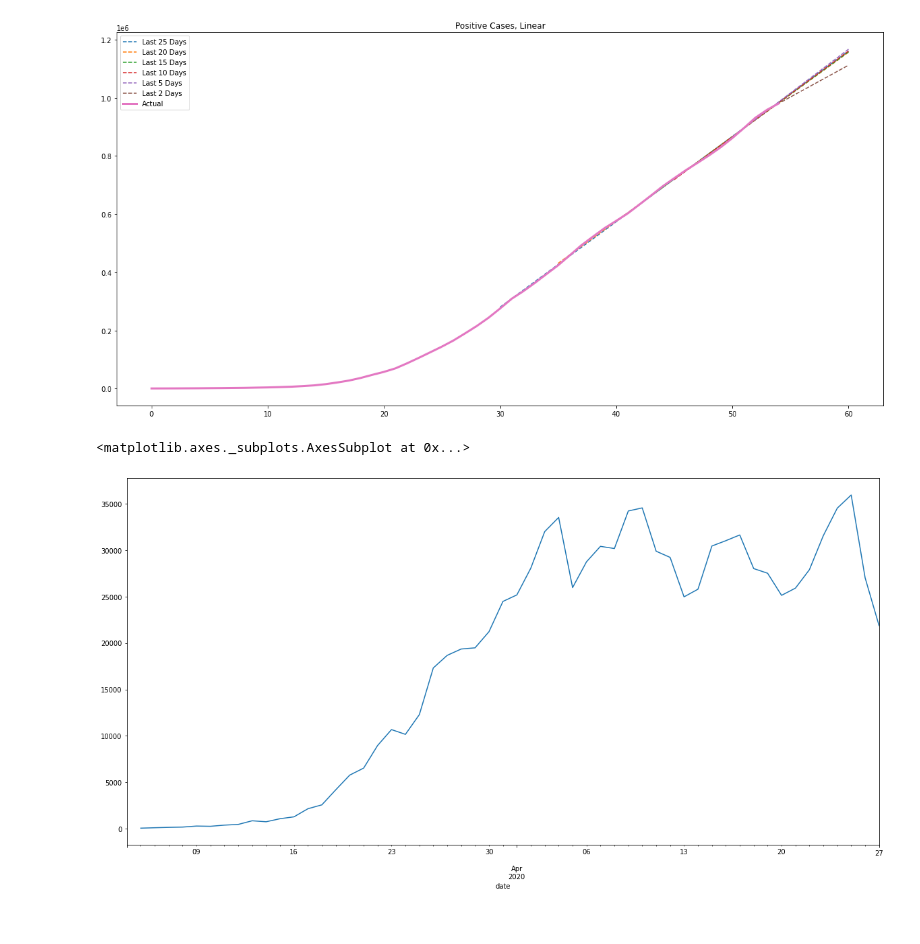
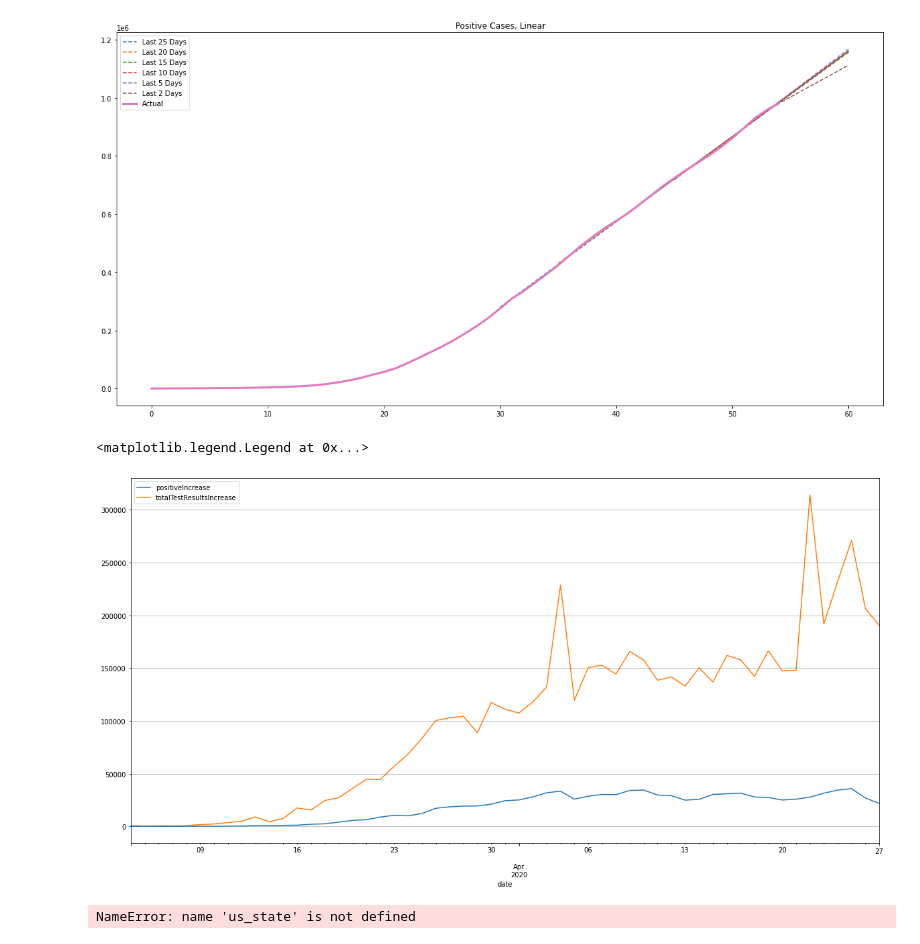
Before and after one commit to beala/covid_forecasts, a Jupyter notebook: Exponential Smoothing Model.ipynb, the cells around one changed output. Saved outputs shown, nothing was run; the diff lists cells and outputs as text; code cells hidden in the pictures.

Commit message:
Add graphs

```diff
--- a/Exponential Smoothing Model.ipynb
+++ b/Exponential Smoothing Model.ipynb
@@ -11,7 +11,7 @@ us_data = pd.read_csv("../covid-tracking-data/data/us_daily.csv", index_col="dat
 
 # Remove data before 3-04, where there were single digit case counts
 start_date = pd.to_datetime("20200304")
-end_date = pd.to_datetime("20200427")
+end_date = pd.to_datetime("20200428")
 #end_date = us_data.index[-1]
 us_data = us_data[(us_data.index >= start_date) & (us_data.index <= end_date)]
 # %%
@@ -573,13 +575,19 @@ Prediction fitting on 2 days back: 1112390
 Average prediction: 1152881
 [figure]
 # %%
-us_data['positive'].diff().plot(figsize=(20,10))
+us_data['positiveIncrease'].plot(figsize=(20,10))
+us_data['totalTestResultsIncrease'].plot(figsize=(20,10))
 
-
+plt.grid(axis='y')
+plt.legend()
 #Each state 25288.333333
 #Linear 33687.333333
 #Nation: 21788.000000
 #Avg: 29487.833333
 # %% [output]
-<matplotlib.axes._subplots.AxesSubplot at 0x...>
+<matplotlib.legend.Legend at 0x...>
-[figure, old version]
+[figure, new version]
+# %%
+us_state
+# %% [output]
+NameError: name 'us_state' is not defined
```
Also changed, not shown: parts of 20 cells of this notebook, 3 other files.
